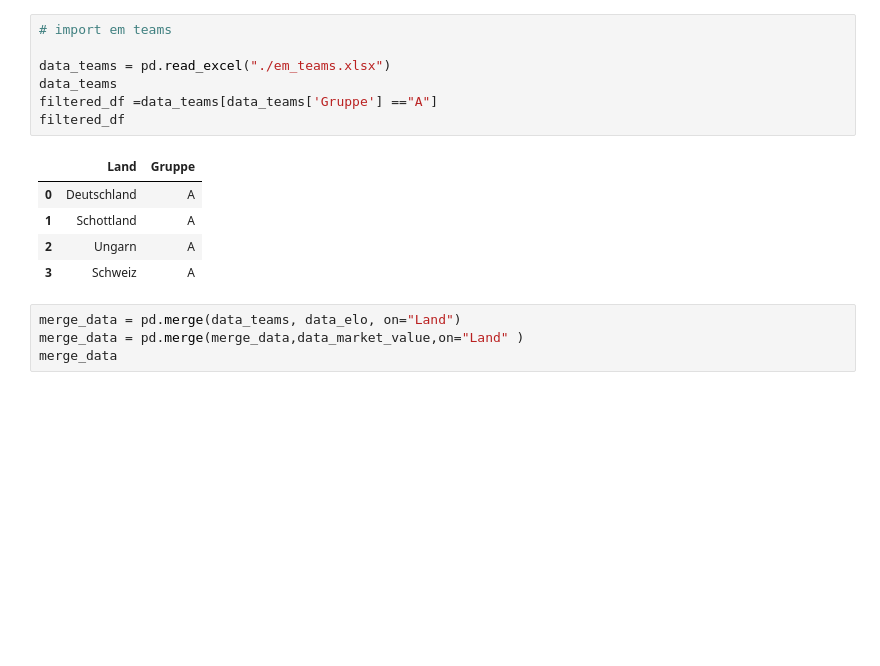
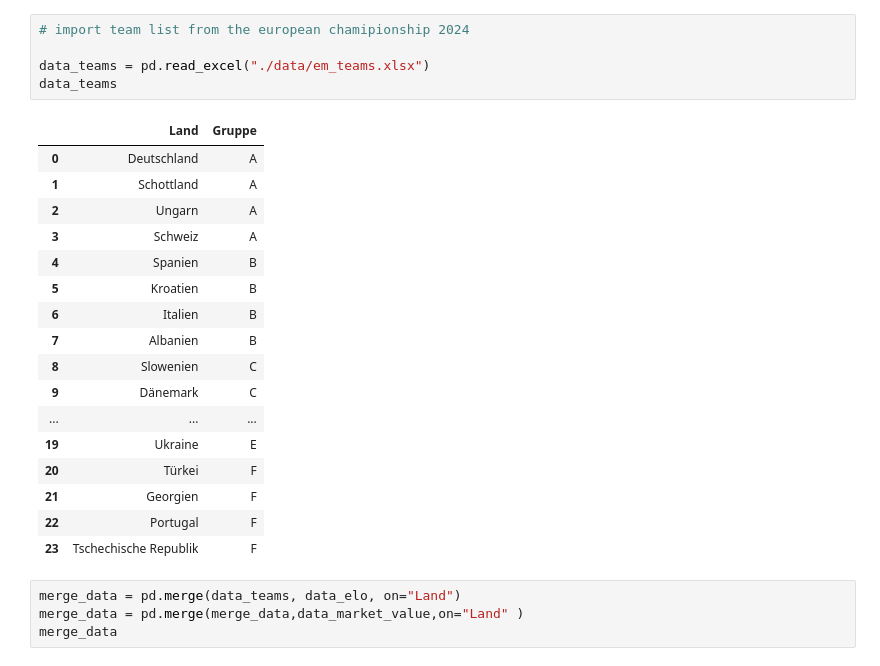
Before and after one commit to Sandra-Senn/propability_soccer_winning, a Jupyter notebook: data_exploration.ipynb, the cells around one changed output. Cells and saved outputs as stored; diff of their text form; blank space fills up the shorter version.

```diff
--- a/data_exploration.ipynb
+++ b/data_exploration.ipynb
@@ -26,16 +58,26 @@ Index([12], dtype='int64')
 # %%
-# import em teams
+# import team list from the european chamipionship 2024
 
-data_teams = pd.read_excel("./em_teams.xlsx")
+data_teams = pd.read_excel("./data/em_teams.xlsx")
 data_teams
-filtered_df =data_teams[data_teams['Gruppe'] =="A"]
-filtered_df
 # %% [output]
 |  | Land | Gruppe |
 | 0 | Deutschland | A |
 | 1 | Schottland | A |
 | 2 | Ungarn | A |
 | 3 | Schweiz | A |
+| 4 | Spanien | B |
+| 5 | Kroatien | B |
+| 6 | Italien | B |
+| 7 | Albanien | B |
+| 8 | Slowenien | C |
+| 9 | Dänemark | C |
+| ... | ... | ... |
+| 19 | Ukraine | E |
+| 20 | Türkei | F |
+| 21 | Georgien | F |
+| 22 | Portugal | F |
+| 23 | Tschechische Republik | F |
 # %%
 merge_data = pd.merge(data_teams, data_elo, on="Land")
 merge_data = pd.merge(merge_data,data_market_value,on="Land" )
```
Also changed, not shown: parts of 13 cells of this notebook, 3 other files.
